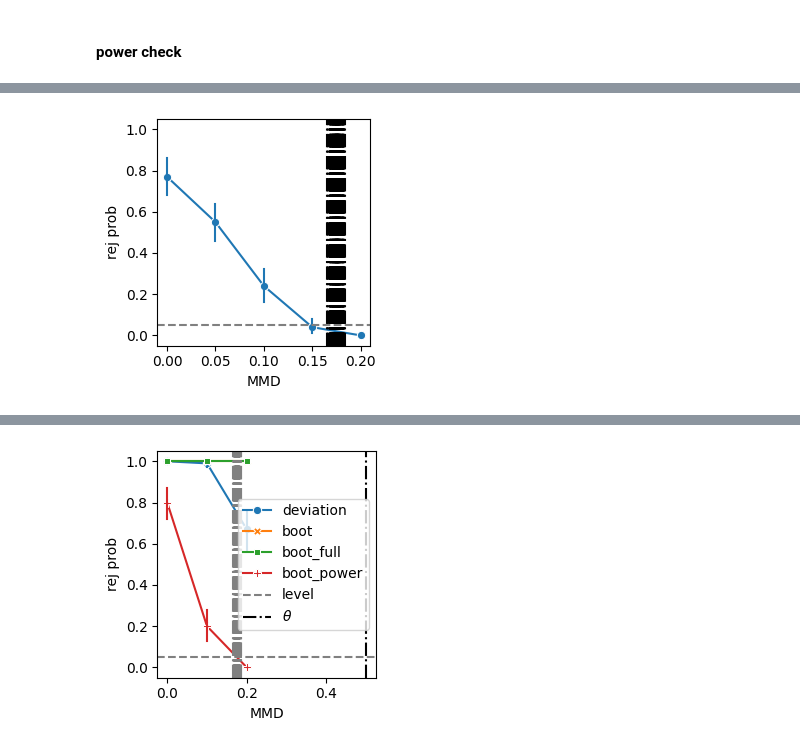
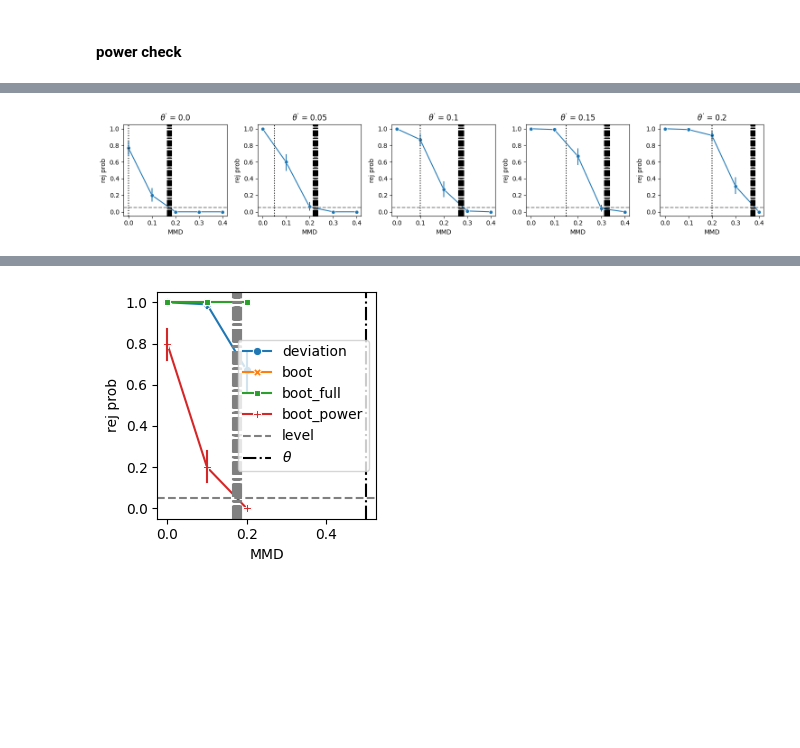
Before and after one commit to XingLLiu/robust-kernel-test, a Jupyter notebook: notebooks/reversed.ipynb, the cells around one changed output, grey strips where cells are left out. Saved outputs shown, nothing was run; the diff lists cells and outputs as text; code cells hidden in the pictures; blank space fills up the shorter version.

```diff
--- a/notebooks/reversed.ipynb
+++ b/notebooks/reversed.ipynb
@@ -541,7 +561,7 @@ n = 200 # 1000
 dim = 1
 nrep = 100
 nstats_ora = 2 # 100
-population_mmd_ls = [0., 0.05, 0.1, 0.15, 0.2] # [0., 0.1]
+population_mmd_ls = [0., 0.1, 0.2, 0.3, 0.4] # [0., 0.05, 0.1, 0.15, 0.2] # [0., 0.1]
 
 keys = population_mmd_ls
 
@@ -549,8 +569,15 @@ data_power = generate_data_and_quantiles(n, dim, population_mmd_ls, nrep, nstats
 # %%
 np.random.seed(2024)
 theta = 0.5
-res_power = mmd_experiment(
-    kernels.RBF, data_power["Xs_ls"], data_power["Ys_ls"], theta=theta, keys=keys, beta=0.2, quantiles=data_power["quantiles"],
-)
+# res_power = mmd_experiment(
+#     kernels.RBF, data_power["Xs_ls"], data_power["Ys_ls"], theta=theta, keys=keys, beta=0.2, quantiles=data_power["quantiles"],
+# )
+
+theta_prime_ls = [0., 0.05, 0.1, 0.15, 0.2]
+for theta_prime in theta_prime_ls:
+    res_power[theta_prime] = mmd_experiment(
+        kernels.RBF, data_power["Xs_ls"], data_power["Ys_ls"], theta=theta, keys=keys,
+        theta_prime=theta_prime, beta=0.2, quantiles=data_power["quantiles"],
+    )
 # %% [output]
 key: 0.0
@@ -561,33 +596,36 @@ key: 0.2
-# %%
-figs, axes = plt.subplots(nrows=1, ncols=1, figsize=(3, 3))
-
-ax = axes
-names = ["boot_power"]
-# names = ["deviation", "boot_oracle", "boot", "boot_full"]
-rej_df = {"rej": [], "method": [], "xaxis": []}
-for nn in names:
-    for kk in keys:
-        rej_ls = res_power[kk][nn]["rej"]
-        rej_df["rej"] = rej_df["rej"] + rej_ls
-        rej_df["method"] = rej_df["method"] + [nn] * len(rej_ls)
-        rej_df["xaxis"] = rej_df["xaxis"] + [kk] * len(rej_ls)
-rej_df = pd.DataFrame(rej_df)
-
-sns.lineplot(ax=ax, data=rej_df, x="xaxis", y="rej", hue="method", style="method", markers=True, dashes=False, err_style="bars")
-ax.axhline(0.05, color="grey", linestyle="--", label="level")
-for xx in res_power[keys[0]]["boot_power"]["theta"]:
-    ax.axvline(xx, color="k", linestyle="-.")
-# ax.set_xscale("log")
-ax.set_ylim(-0.05, 1.05)
-ax.set_xlabel("MMD")
-ax.set_ylabel("rej prob")
-ax.legend()
-ax.legend([],[], frameon=False)
-
-_ = plt.tight_layout()
-plt.tight_layout()
-# %% [output]
-[figure, removed]
+# %%
+figs, axes = plt.subplots(nrows=1, ncols=len(theta_prime_ls), figsize=(3*len(theta_prime_ls), 3))
+
+for ii, ax in enumerate(axes.flatten()):
+    tt = theta_prime_ls[ii]
+    rr = res_power[tt]
+
+    names = ["boot_power"]
+    rej_df = {"rej": [], "method": [], "xaxis": []}
+    for nn in names:
+        for kk in keys:
+            rej_ls = rr[kk][nn]["rej"]
+            rej_df["rej"] = rej_df["rej"] + rej_ls
+            rej_df["method"] = rej_df["method"] + [nn] * len(rej_ls)
+            rej_df["xaxis"] = rej_df["xaxis"] + [kk] * len(rej_ls)
+    rej_df = pd.DataFrame(rej_df)
+
+    sns.lineplot(ax=ax, data=rej_df, x="xaxis", y="rej", hue="method", style="method", markers=True, dashes=False, err_style="bars")
+    ax.axhline(0.05, color="grey", linestyle="--", label="level")
+    for xx in rr[keys[0]]["boot_power"]["theta"]:
+        ax.axvline(xx, color="k", linestyle="-.")
+    ax.axvline(tt, color="k", linestyle=":")
+    # ax.set_xscale("log")
+    ax.set_ylim(-0.05, 1.05)
+    ax.set_xlabel("MMD")
+    ax.set_ylabel("rej prob")
+    ax.set_title(rf"$\theta^'$ = {tt}")
+    ax.legend()
+    ax.legend([],[], frameon=False)
+
+plt.tight_layout()
+# %% [output]
+[figure, added]
 # %%
 # import pickle
 # pickle.dump(res_power, open("../res/reversed/res_power.pkl", "wb"))
```
Also changed, not shown: parts of 5 cells of this notebook, 2 other files.
